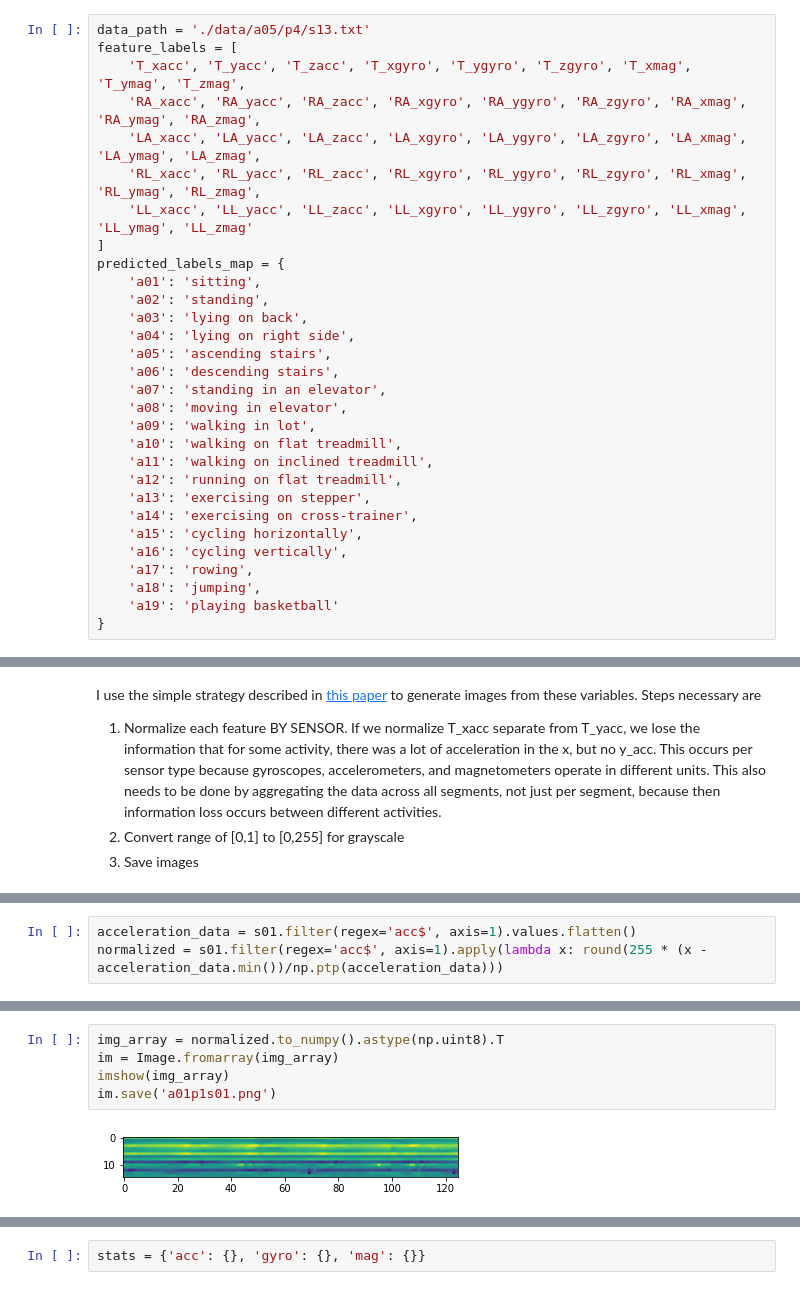
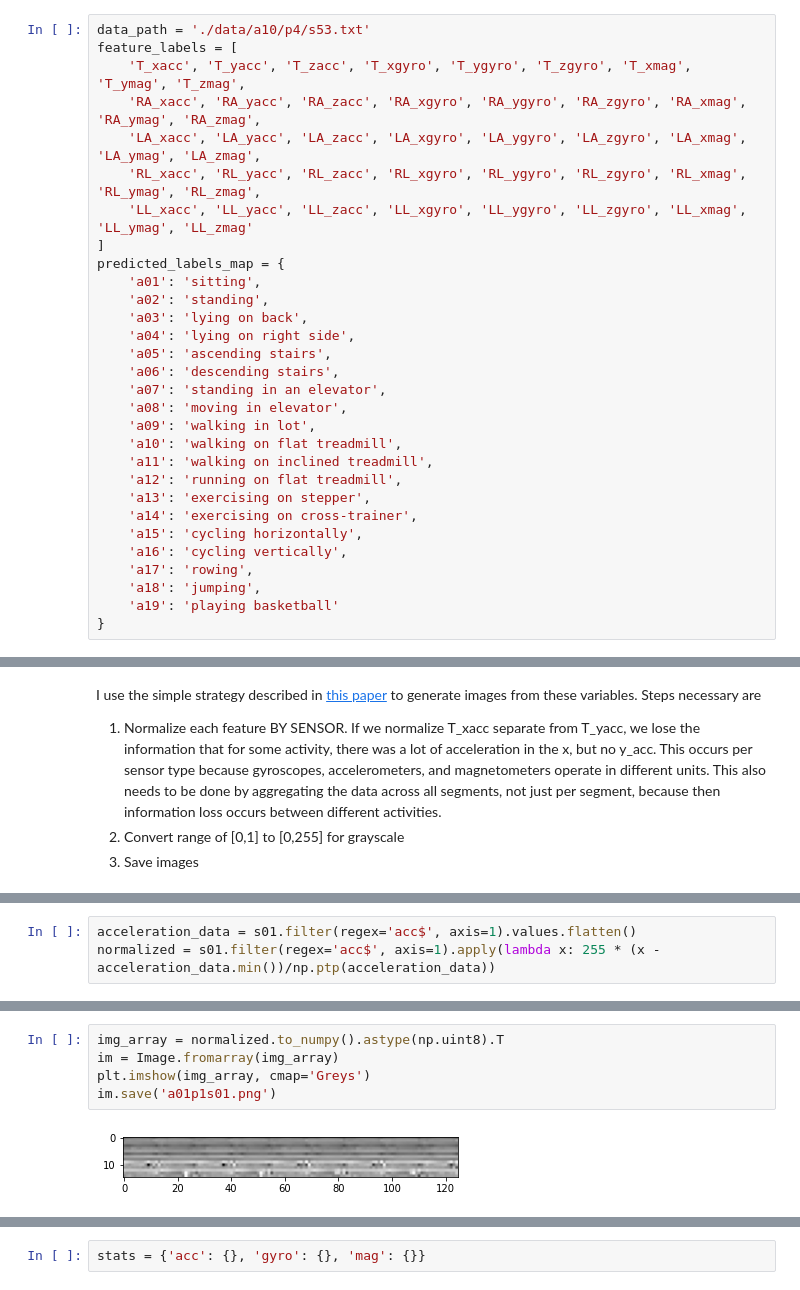
Before and after one commit to chr0nikler/HumanActivityRecognition, a Jupyter notebook: preprocess_data.ipynb, the cells around one changed output, grey strips where cells are left out. Drawn from its saved outputs; the diff is of its cells as text.

```diff
--- a/preprocess_data.ipynb
+++ b/preprocess_data.ipynb
@@ -17,7 +32,7 @@ import matplotlib.pyplot as plt
 # %% [markdown]
 First thing first is to inspect the data, see what it looks like. I don't care about where the data is right now, just want to see it. We will worry about the data layout and creating images from that stuff later.
 # %%
-data_path = './data/a05/p4/s13.txt'
+data_path = './data/a10/p4/s53.txt'
 feature_labels = [
     'T_xacc', 'T_yacc', 'T_zacc', 'T_xgyro', 'T_ygyro', 'T_zgyro', 'T_xmag', 'T_ymag', 'T_zmag',
     'RA_xacc', 'RA_yacc', 'RA_zacc', 'RA_xgyro', 'RA_ygyro', 'RA_zgyro', 'RA_xmag', 'RA_ymag', 'RA_zmag',
@@ -106,6 +123,6 @@ Steps necessary are
 # %%
 acceleration_data = s01.filter(regex='acc$', axis=1).values.flatten()
-normalized = s01.filter(regex='acc$', axis=1).apply(lambda x: round(255 * (x - acceleration_data.min())/np.ptp(acceleration_data)))
+normalized = s01.filter(regex='acc$', axis=1).apply(lambda x: 255 * (x - acceleration_data.min())/np.ptp(acceleration_data))
 # %%
 normalized.describe()
 # %% [output]
@@ -121,7 +138,7 @@ normalized.describe()
 # %%
 img_array = normalized.to_numpy().astype(np.uint8).T
 im = Image.fromarray(img_array)
-imshow(img_array)
+plt.imshow(img_array, cmap='Greys')
 im.save('a01p1s01.png')
 # %% [output]
-[figure, old version]
+[figure, new version]
```
Also changed, not shown: parts of 11 cells of this notebook, 4 other files.
